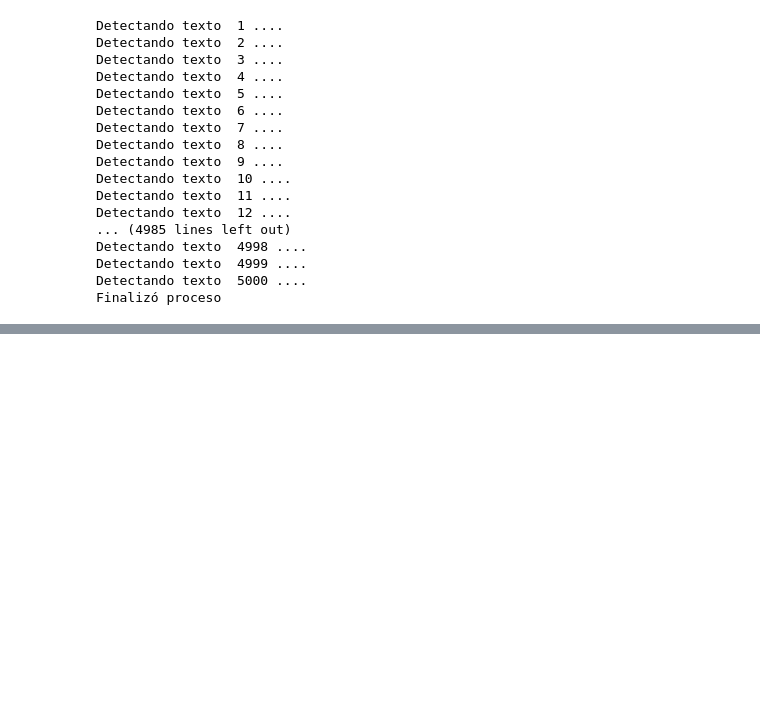
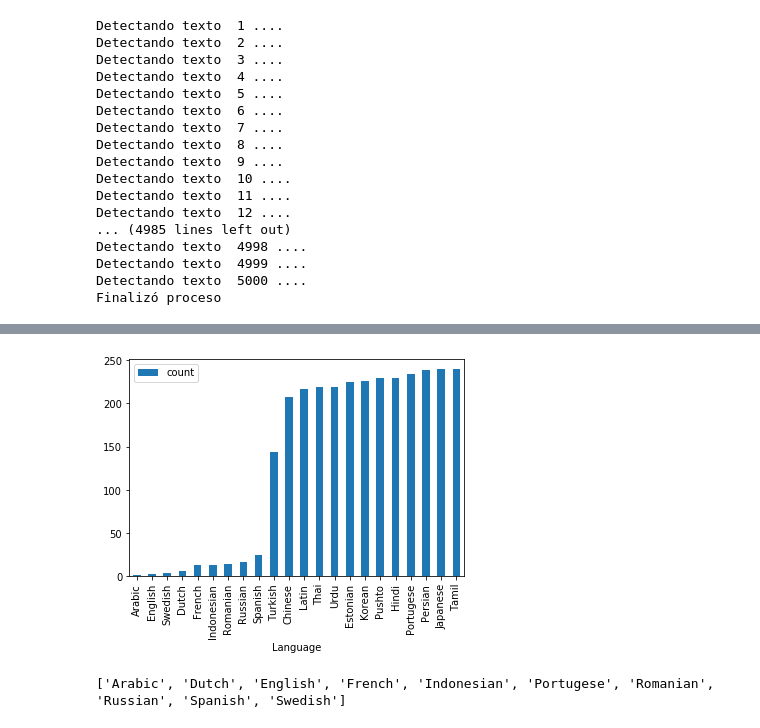
Before and after one commit to celopez74/LanguageDetectionNLTK, a Jupyter notebook: LanguageDetectionNLTK.ipynb, the cells around one changed output, grey strips where cells are left out. Cells and saved outputs as stored; diff of their text form; code cells hidden in the pictures; blank space fills up the shorter version.

```diff
--- a/LanguageDetectionNLTK.ipynb
+++ b/LanguageDetectionNLTK.ipynb
@@ -104,3 +104,12 @@ Detectando texto  4998 ....
 Detectando texto  4999 ....
 Detectando texto  5000 ....
 Finalizó proceso
+# %%
+import pandas as pd
+import numpy as np
+results  = pd.read_csv('D:\TFM\dataset_multilanguage_result_ntlk.csv')
+results['Compare'] = np.select([results ['Language'].str.lower() != results ['LanguageDetected']], ['Different'], 'Same ')
+results = results.drop(['Text'], axis=1)
+results = results[results.Compare == 'Different']
+print(results)
+results.head(15)
@@ -106,0 +147,15 @@ Finalizó proceso
+# %%
+count = results.groupby(['Language']).size().reset_index(name="count")
+count = count.sort_values('count',ascending=True)
+# %%
+import matplotlib.pyplot as plt
+ax = count.plot.bar(x='Language', y='count', rot=90)
+# %% [output]
+[figure, added]
+# %%
+
+
+##lista de valores que estan en dataset original y que ntlk soporta
+values = ["Arabic", "Dutch", "English", "French", "Indonesian", "Portugese","Romanian", "Russian", "Spanish", "Swedish"]
+# %% [output]
+['Arabic', 'Dutch', 'English', 'French', 'Indonesian', 'Portugese', 'Romanian', 'Russian', 'Spanish', 'Swedish']
```
Also changed, not shown: parts of 5 cells of this notebook.
